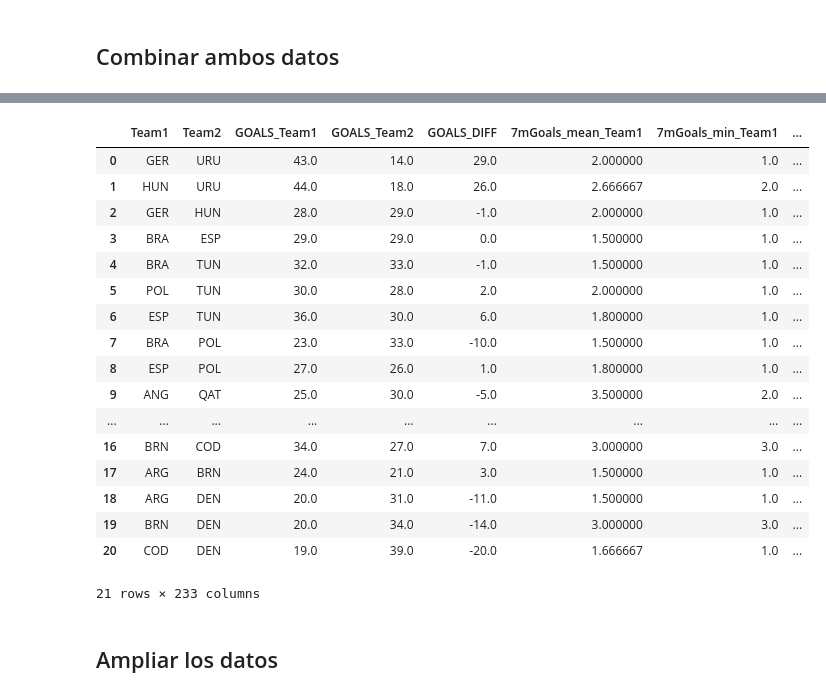
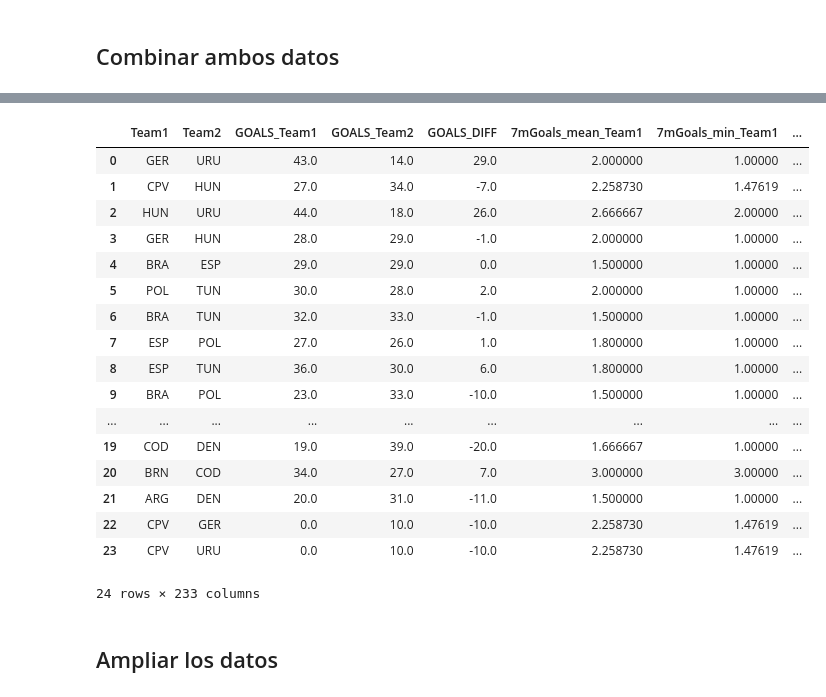
Before and after one commit to SergioMartinezCid/MUII-DSI-2022-23, a Jupyter notebook: Predicción/DSI_Trabajo_Predicción.ipynb, the cells around one changed output, grey strips where cells are left out. Cells and saved outputs as stored; diff of their text form; code cells hidden in the pictures.

```diff
--- a/Predicción/DSI_Trabajo_Predicción.ipynb
+++ b/Predicción/DSI_Trabajo_Predicción.ipynb
@@ -271,28 +269,29 @@ train_df
 # %%
 #Añadimos los datos de las medias de los equipos a la tabla con los resultados de los partidos (test)
 test_df = test_df.reset_index()
-test_df = test_df.merge(medias_df, left_on='Team1', right_on='Team')
-test_df = test_df.merge(medias_df, left_on='Team2', right_on='Team', suffixes=('_Team1', '_Team2'))
+test_df = test_df.merge(medias_df, left_on='Team1', right_on='Team', how='left')
+test_df = test_df.merge(medias_df, left_on='Team2', right_on='Team', how='left', suffixes=('_Team1', '_Team2'))
+test_df = test_df.fillna(test_df.mean())
 test_df
 # %% [output]
 |  | Team1 | Team2 | GOALS_Team1 | GOALS_Team2 | GOALS_DIFF | 7mGoals_mean_Team1 | 7mGoals_min_Team1 | ... |
-| 0 | GER | URU | 43.0 | 14.0 | 29.0 | 2.000000 | 1.0 | ... |
-| 1 | HUN | URU | 44.0 | 18.0 | 26.0 | 2.666667 | 2.0 | ... |
-| 2 | GER | HUN | 28.0 | 29.0 | -1.0 | 2.000000 | 1.0 | ... |
-| 3 | BRA | ESP | 29.0 | 29.0 | 0.0 | 1.500000 | 1.0 | ... |
-| 4 | BRA | TUN | 32.0 | 33.0 | -1.0 | 1.500000 | 1.0 | ... |
-| 5 | POL | TUN | 30.0 | 28.0 | 2.0 | 2.000000 | 1.0 | ... |
-| 6 | ESP | TUN | 36.0 | 30.0 | 6.0 | 1.800000 | 1.0 | ... |
-| 7 | BRA | POL | 23.0 | 33.0 | -10.0 | 1.500000 | 1.0 | ... |
-| 8 | ESP | POL | 27.0 | 26.0 | 1.0 | 1.800000 | 1.0 | ... |
-| 9 | ANG | QAT | 25.0 | 30.0 | -5.0 | 3.500000 | 2.0 | ... |
+| 0 | GER | URU | 43.0 | 14.0 | 29.0 | 2.000000 | 1.00000 | ... |
+| 1 | CPV | HUN | 27.0 | 34.0 | -7.0 | 2.258730 | 1.47619 | ... |
+| 2 | HUN | URU | 44.0 | 18.0 | 26.0 | 2.666667 | 2.00000 | ... |
+| 3 | GER | HUN | 28.0 | 29.0 | -1.0 | 2.000000 | 1.00000 | ... |
+| 4 | BRA | ESP | 29.0 | 29.0 | 0.0 | 1.500000 | 1.00000 | ... |
+| 5 | POL | TUN | 30.0 | 28.0 | 2.0 | 2.000000 | 1.00000 | ... |
+| 6 | BRA | TUN | 32.0 | 33.0 | -1.0 | 1.500000 | 1.00000 | ... |
+| 7 | ESP | POL | 27.0 | 26.0 | 1.0 | 1.800000 | 1.00000 | ... |
+| 8 | ESP | TUN | 36.0 | 30.0 | 6.0 | 1.800000 | 1.00000 | ... |
+| 9 | BRA | POL | 23.0 | 33.0 | -10.0 | 1.500000 | 1.00000 | ... |
 | ... | ... | ... | ... | ... | ... | ... | ... | ... |
-| 16 | BRN | COD | 34.0 | 27.0 | 7.0 | 3.000000 | 3.0 | ... |
-| 17 | ARG | BRN | 24.0 | 21.0 | 3.0 | 1.500000 | 1.0 | ... |
-| 18 | ARG | DEN | 20.0 | 31.0 | -11.0 | 1.500000 | 1.0 | ... |
-| 19 | BRN | DEN | 20.0 | 34.0 | -14.0 | 3.000000 | 3.0 | ... |
-| 20 | COD | DEN | 19.0 | 39.0 | -20.0 | 1.666667 | 1.0 | ... |
+| 19 | COD | DEN | 19.0 | 39.0 | -20.0 | 1.666667 | 1.00000 | ... |
+| 20 | BRN | COD | 34.0 | 27.0 | 7.0 | 3.000000 | 3.00000 | ... |
+| 21 | ARG | DEN | 20.0 | 31.0 | -11.0 | 1.500000 | 1.00000 | ... |
+| 22 | CPV | GER | 0.0 | 10.0 | -10.0 | 2.258730 | 1.47619 | ... |
+| 23 | CPV | URU | 0.0 | 10.0 | -10.0 | 2.258730 | 1.47619 | ... |
-21 rows × 233 columns
+24 rows × 233 columns
 # %%
 X_train = train_df.drop(['GOALS_DIFF', 'GOALS_Team1', 'GOALS_Team2', 'Team1', 'Team2'], axis=1)
 Y_train = train_df['GOALS_DIFF']
```
Also changed, not shown: parts of 43 cells of this notebook.
